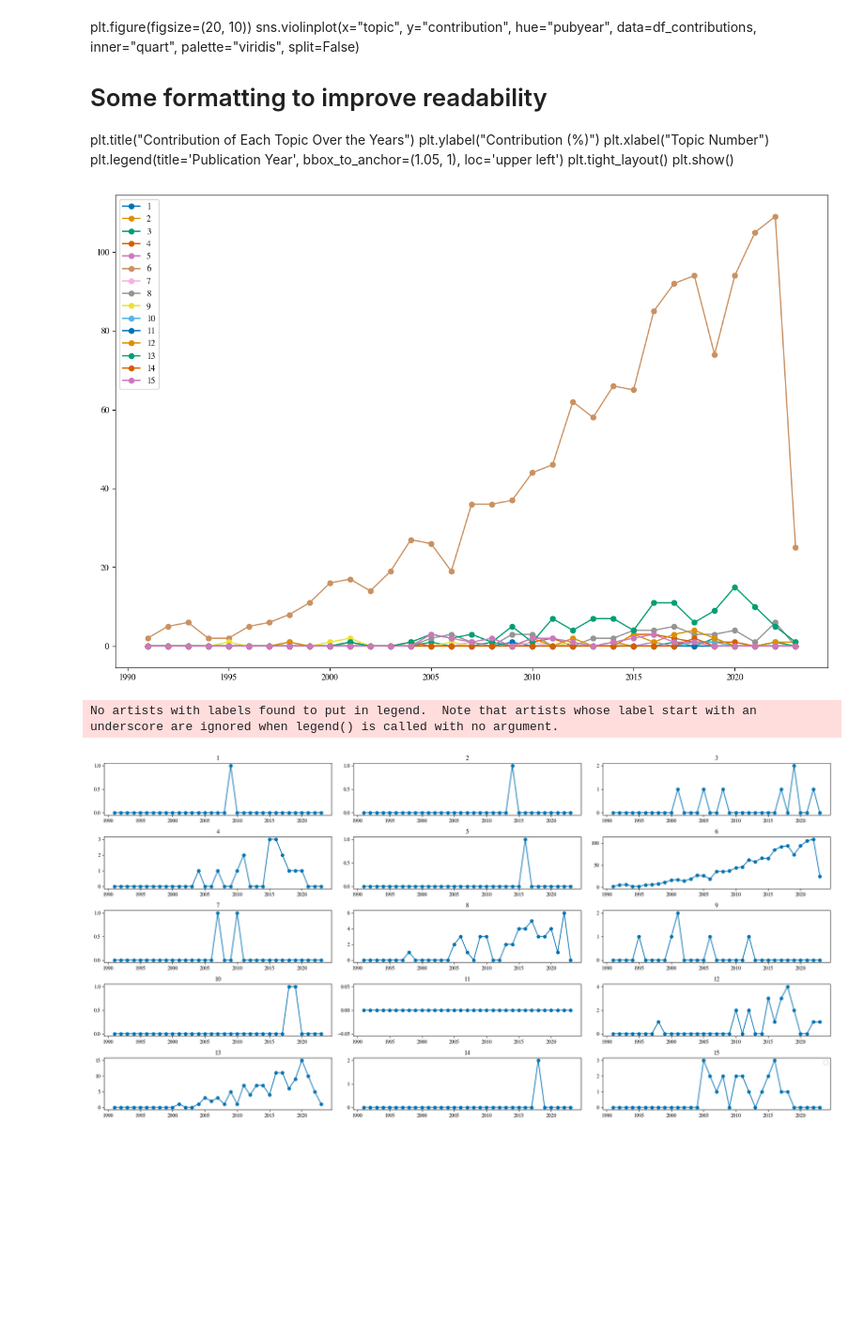
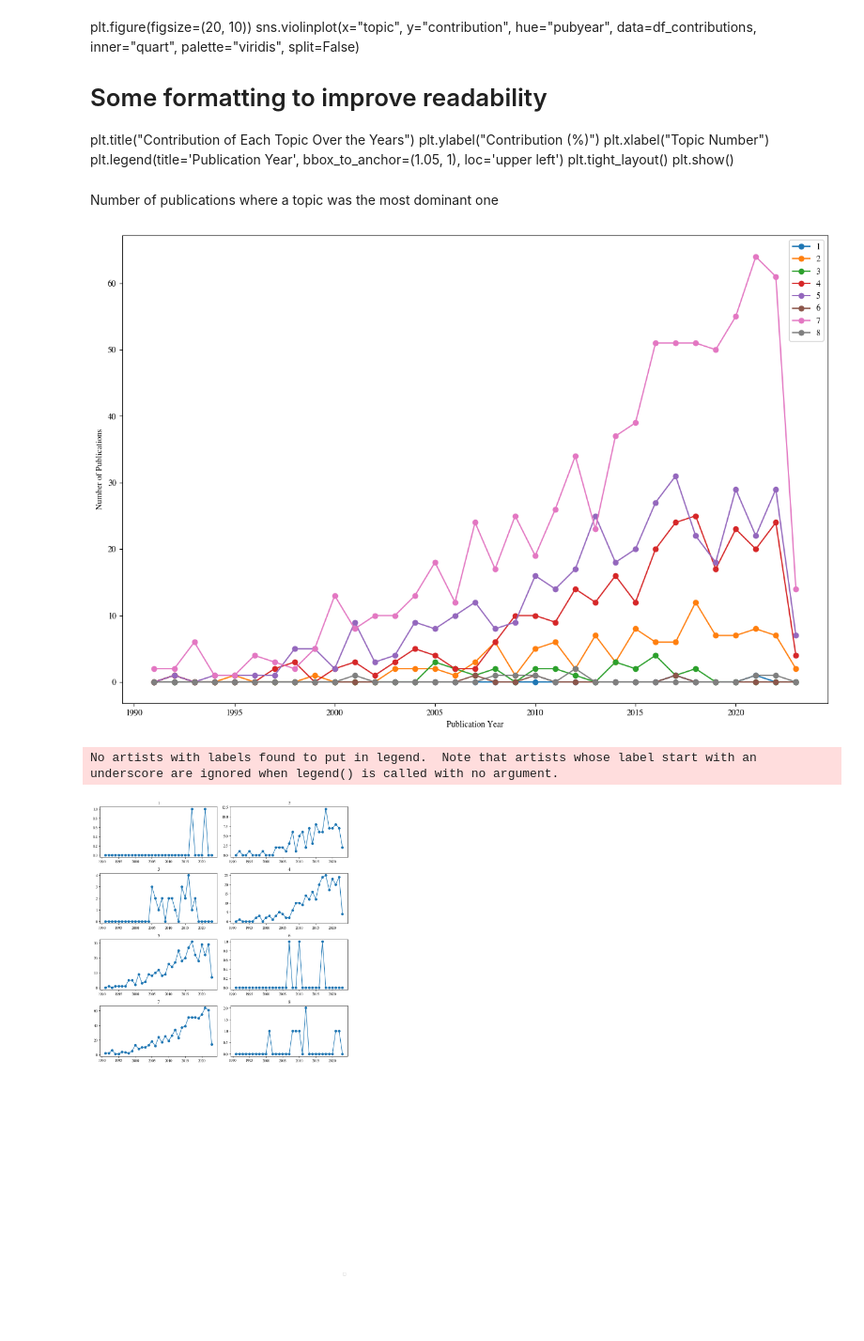
Before and after one commit to vivkow/MA_Neuro, a Jupyter notebook: LDA_topics.ipynb, the cells around one changed output. Shown at 94% size. Saved outputs shown, nothing was run; the diff lists cells and outputs as text; code cells hidden in the pictures; blank space fills up the shorter version.

Commit message:
Different topic numbers

```diff
--- a/LDA_topics.ipynb
+++ b/LDA_topics.ipynb
@@ -557,8 +538,8 @@ yearly = (
 # %%
 fig, ax = plt.subplots(figsize=(15, 10))
 ax.plot(yearly, '-o', label='num of topics')
-ax.set_ylabel("Number of Topics occuring")
-ax.set_xlabel("Publication Year")
+ax.set_ylabel("Number of unique dominant topics")
+ax.set_xlabel("Publication year")
 
 plt.show()
 # %% [output]
@@ -654,6 +630,7 @@ for topic in range(model.num_topics):
 # %%
 n_rows = 8
 n_cols = 2
+total_plots = n_rows * n_cols
 
 fig, axes = plt.subplots(n_rows, n_cols, figsize=(20, 50), sharey=True)
 fig.tight_layout(pad=5.0)  # Add padding between subplots
@@ -673,7 +650,12 @@ for topic in range(model.num_topics):
     xticks = ax.get_xticks()
     ax.set_xticks(xticks[::n])  # show every nth tick
 
-filename = "all_boxplots.png"
+for i in range(model.num_topics, total_plots): # Hide the remaining subplots
+    row = i // n_cols
+    col = i % n_cols
+    axes[row, col].axis('off')
+
+filename = "all_boxplots_8.png"
 plt.savefig(filename, dpi=300)
 plt.show()
 #plt.close()
@@ -766,8 +746,8 @@ plt.show()
 # %% [markdown]
 **Number of articles per topic per year**
 # %%
-groups = ['1', '2', '3', '4', '5', '6', '7', '8', '9', '10',
-          '11', '12', '13', '14', '15']
+groups = ['1', '2', '3', '4', '5', '6', '7', '8']#, '9', '10',
+          #'11', '12', '13', '14', '15']
 # %%
 selected_num_topics = num_of_topics[max_index]
 # %%
@@ -910,2 +873,15 @@ Topic & Title & Publication Year\\
 \hline\end{tabularx}
 \end{footnotesize}
+# %%
+main_papers_df['Dominant_Topic'] = -1  # Initialize with -1, which means no dominant topic yet
+
+# Iterate over each row in main_papers_df
+for idx, row in main_papers_df.iterrows():
+    # Retrieve the topic contributions for the current publication
+    topic_contributions = df_topic_contributions.loc[row.name]  # row.name gives the original index of the publication in the data DataFrame
+    # Identify the topic with the maximum contribution
+    dominant_topic = topic_contributions.idxmax()
+    # Store the dominant topic in the 'Dominant_Topic' column
+    main_papers_df.at[idx, 'Dominant_Topic'] = dominant_topic
+
+print(main_papers_df[['Topic', 'Dominant_Topic']])
@@ -933,23 +921,36 @@ plt.show()
+# %% [markdown]
+Number of publications where a topic was the most dominant one
 # %%
 fig = plt.subplots(figsize=(15, 10))
 for i in range(selected_num_topics):
     plt.plot(years, [c[i] for c in counts], '-o', label=f"{groups[i]}");
+plt.xlabel("Publication Year");
+plt.ylabel("Number of Publications");
 plt.legend();
 # %% [output]
-[figure, old version]
+[figure, new version]
 # %%
-fig, axes = plt.subplots(nrows=5, ncols=3, figsize=(20, 10)) # adjust according to number of topics
+fig, axes = plt.subplots(nrows=8, ncols=2, figsize=(10, 20)) # adjust according to number of topics
 flat_axes = axes.flatten()
 
 for i in range(selected_num_topics): # slightly changed in comparison to NG with flattened axes
     flat_axes[i].plot(years, [c[i] for c in counts], '-o')
     flat_axes[i].set_title(groups[i])
 flat_axes[-1].legend() # fig.legend(loc='upper right') for legend in one place
 plt.tight_layout()
+
+for i in range(model.num_topics, total_plots): # Hide the remaining subplots
+    row = i // n_cols
+    col = i % n_cols
+    axes[row, col].axis('off')
+
+filename = "contribution_singles.png"
+plt.savefig(filename, dpi=300)
+
 plt.show()
 # %% [output]
 No artists with labels found to put in legend.  Note that artists whose label start with an underscore are ignored when legend() is called with no argument.
-[figure, old version]
+[figure, new version]
 # %%
 subset_of_years = years[20:]
 # %%
```
Also changed, not shown: parts of 49 cells of this notebook, 14 other files.
